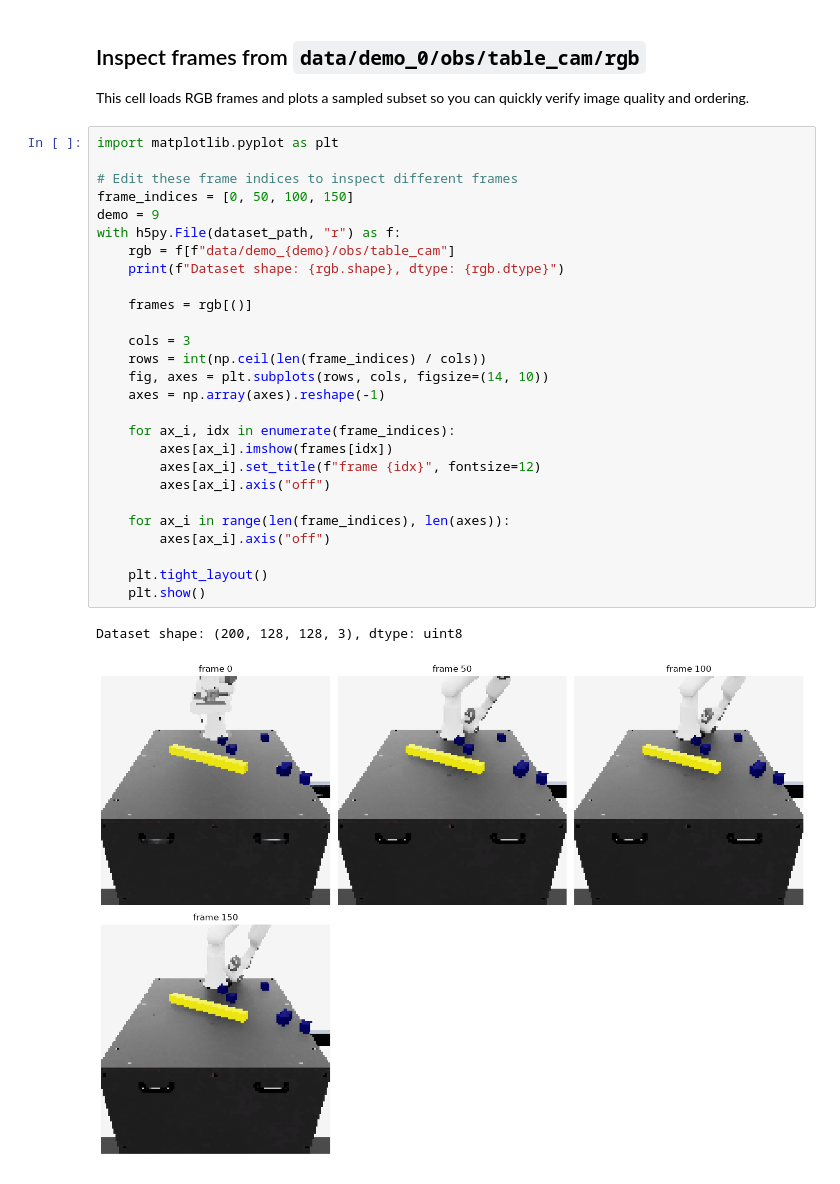
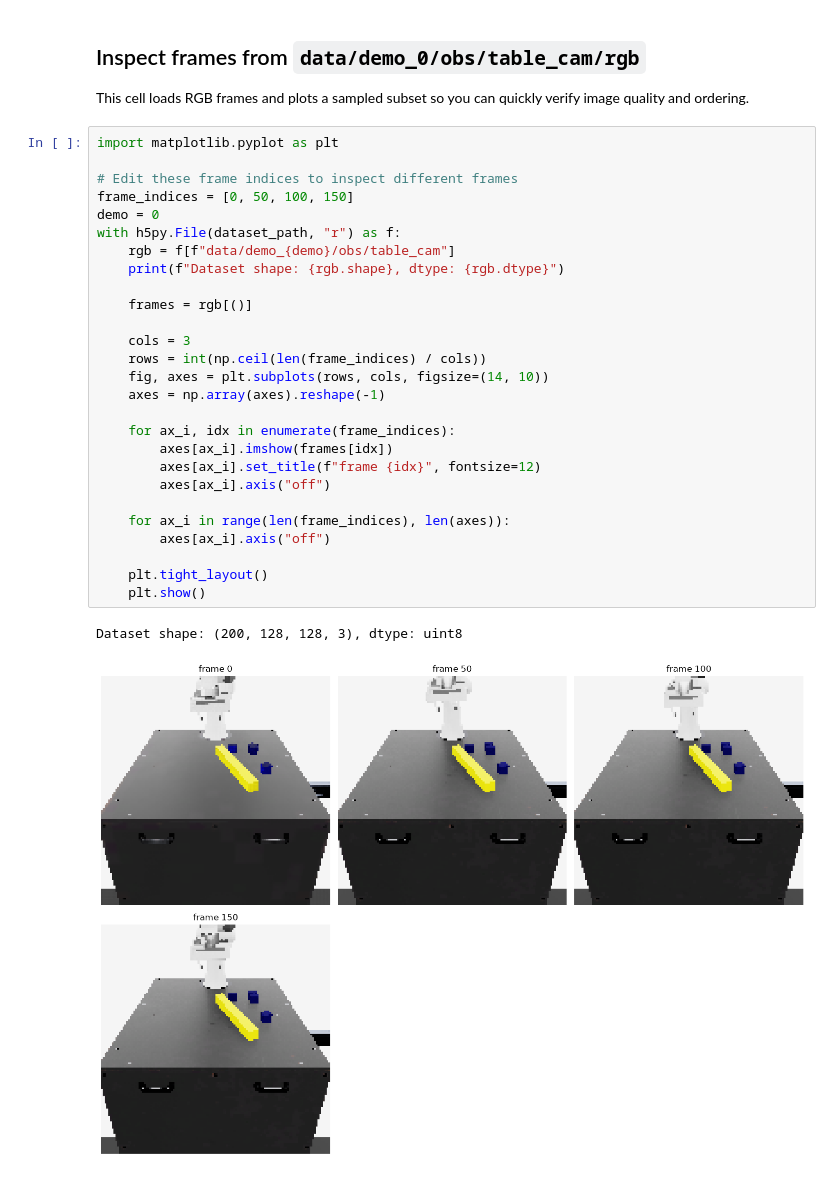
Before and after one commit to nardo7/era_bench, a Jupyter notebook: scripts/explore_dataset.ipynb, the cells around one changed output. Drawn from its saved outputs; the diff is of its cells as text.

```diff
--- a/scripts/explore_dataset.ipynb
+++ b/scripts/explore_dataset.ipynb
@@ -236,30 +236,30 @@ This cell loads RGB frames and plots a sampled subset so you can quickly verify
 # %%
 import matplotlib.pyplot as plt
 
 # Edit these frame indices to inspect different frames
 frame_indices = [0, 50, 100, 150]
-demo = 9
+demo = 0
 with h5py.File(dataset_path, "r") as f:
     rgb = f[f"data/demo_{demo}/obs/table_cam"]
     print(f"Dataset shape: {rgb.shape}, dtype: {rgb.dtype}")
 
     frames = rgb[()]
 
     cols = 3
     rows = int(np.ceil(len(frame_indices) / cols))
     fig, axes = plt.subplots(rows, cols, figsize=(14, 10))
     axes = np.array(axes).reshape(-1)
 
     for ax_i, idx in enumerate(frame_indices):
         axes[ax_i].imshow(frames[idx])
         axes[ax_i].set_title(f"frame {idx}", fontsize=12)
         axes[ax_i].axis("off")
 
     for ax_i in range(len(frame_indices), len(axes)):
         axes[ax_i].axis("off")
 
     plt.tight_layout()
     plt.show()
 # %% [output]
 Dataset shape: (200, 128, 128, 3), dtype: uint8
-[figure, old version]
+[figure, new version]
```
Also changed, not shown: parts of 2 cells of this notebook, 7 other files.
